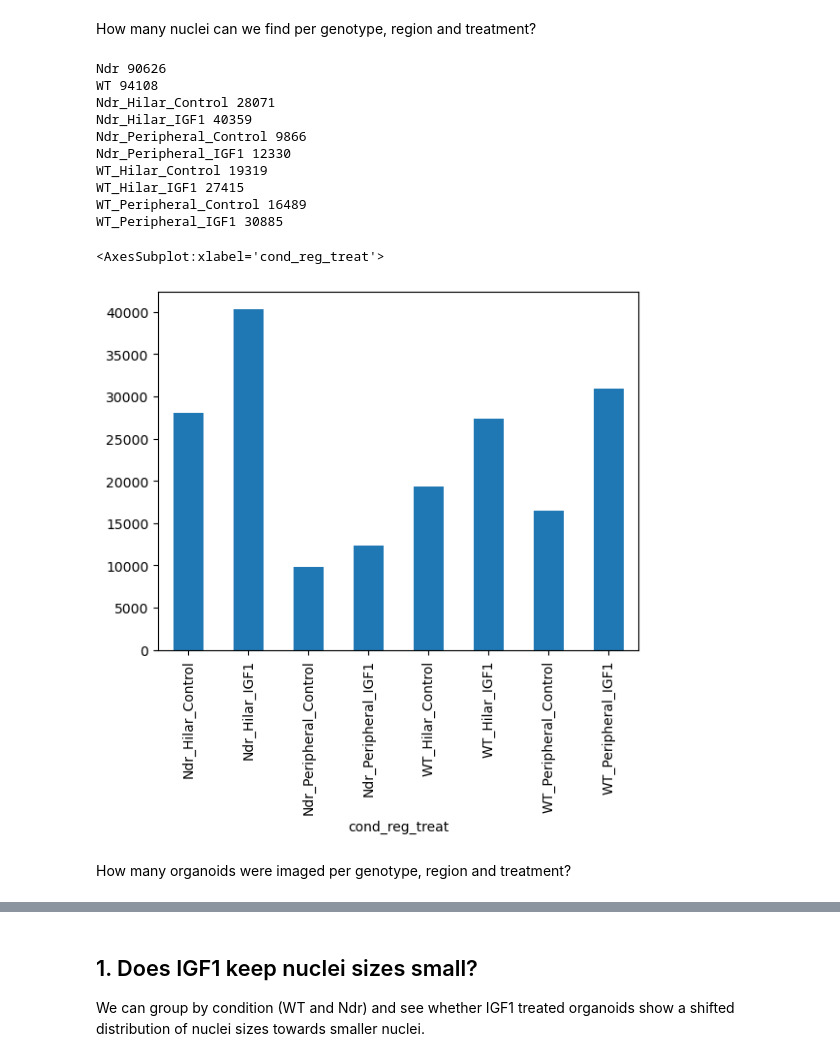
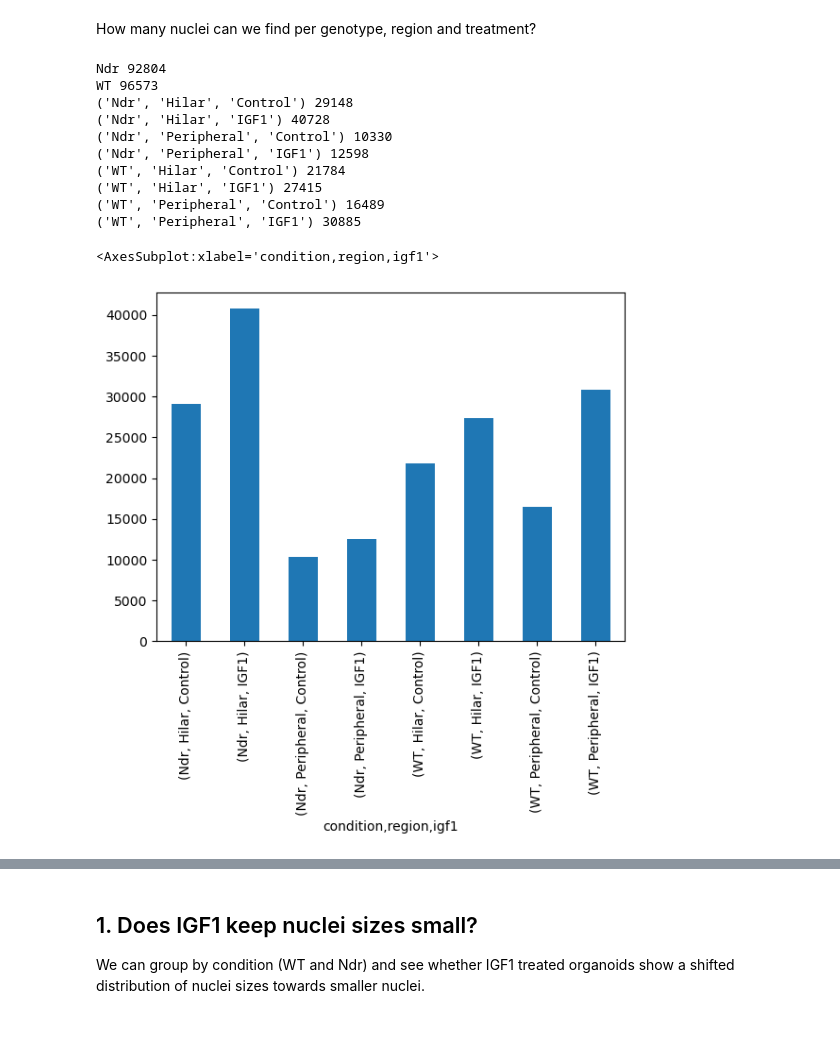
Before and after one commit to Emma-R-Andersson-Lab/iqbal_nuclei_segmenter, a Jupyter notebook: IGF1_effect_on_nuclei_sizes.ipynb, the cells around one changed output, grey strips where cells are left out. Drawn from its saved outputs; the diff is of its cells as text; code cells hidden in the pictures; blank space fills up the shorter version.

Commit message:
Refactor get nuclei_size_df from notebook

```diff
--- a/IGF1_effect_on_nuclei_sizes.ipynb
+++ b/IGF1_effect_on_nuclei_sizes.ipynb
@@ -105,4 +41,5 @@ nuclei_size_original = nuclei_size_original.astype({'label': int, 'condition': '
 # %%
+nuclei_size_original = get_nuclei_size_df(DATA_DIR)
 nuclei_size_original
 # %% [output]
 |  | area_2D | eccentricity | equivalent_diameter_area | intensity_mean_2D | label | z | area_3D | ... |
@@ -138,4 +58,5 @@ nuclei_size_big = nuclei_size_big.astype({'label': int, 'condition': 'category',
 # %%
+nuclei_size_big = get_nuclei_size_df(BIG_DATA_DIR)
 nuclei_size_big
 # %% [output]
 |  | area_2D | eccentricity | equivalent_diameter_area | intensity_mean_2D | label | z | area_3D | ... |
@@ -175,0 +99,8 @@ We could see an overall descriptioin of how is the dataset composed.
+# %%
+for cond, this_df in nuclei_size.groupby('condition'):
+    print(cond, len(this_df.sample_name.unique()))
+
+for cond, this_df in nuclei_size.groupby(['condition', 'region', 'igf1']):
+    print(cond, len(this_df.sample_name.unique()))
+
+nuclei_size.groupby(['condition', 'region', 'igf1']).sample_name.unique().agg(len).plot(kind='bar')
@@ -180,23 +122,21 @@ nuclei_size_original['cond_reg_treat'] = nuclei_size_original.apply(lambda x: '_
 # %%
-for cond, this_df in nuclei_size_original.groupby('condition'):
+for cond, this_df in nuclei_size.groupby('condition'):
     print(cond, len(this_df))
 
-for cond, this_df in nuclei_size_original.groupby('cond_reg_treat'):
+for cond, this_df in nuclei_size.groupby(['condition', 'region', 'igf1']):
     print(cond, len(this_df))
 
-nuclei_size_original.groupby('cond_reg_treat').label.agg('count').plot(kind='bar')
+nuclei_size.groupby(['condition', 'region', 'igf1']).label.agg('count').plot(kind='bar')
 # %% [output]
-Ndr 90626
-WT 94108
-Ndr_Hilar_Control 28071
-Ndr_Hilar_IGF1 40359
-Ndr_Peripheral_Control 9866
-Ndr_Peripheral_IGF1 12330
-WT_Hilar_Control 19319
-WT_Hilar_IGF1 27415
-WT_Peripheral_Control 16489
-WT_Peripheral_IGF1 30885
+Ndr 92804
+WT 96573
+('Ndr', 'Hilar', 'Control') 29148
+('Ndr', 'Hilar', 'IGF1') 40728
+('Ndr', 'Peripheral', 'Control') 10330
+('Ndr', 'Peripheral', 'IGF1') 12598
+('WT', 'Hilar', 'Control') 21784
+('WT', 'Hilar', 'IGF1') 27415
+('WT', 'Peripheral', 'Control') 16489
+('WT', 'Peripheral', 'IGF1') 30885
-<AxesSubplot:xlabel='cond_reg_treat'>
+<AxesSubplot:xlabel='condition,region,igf1'>
-[figure, old version]
+[figure, new version]
-# %% [markdown]
-How many organoids were imaged per genotype, region and treatment?
```
Also changed, not shown: parts of 15 cells of this notebook.
